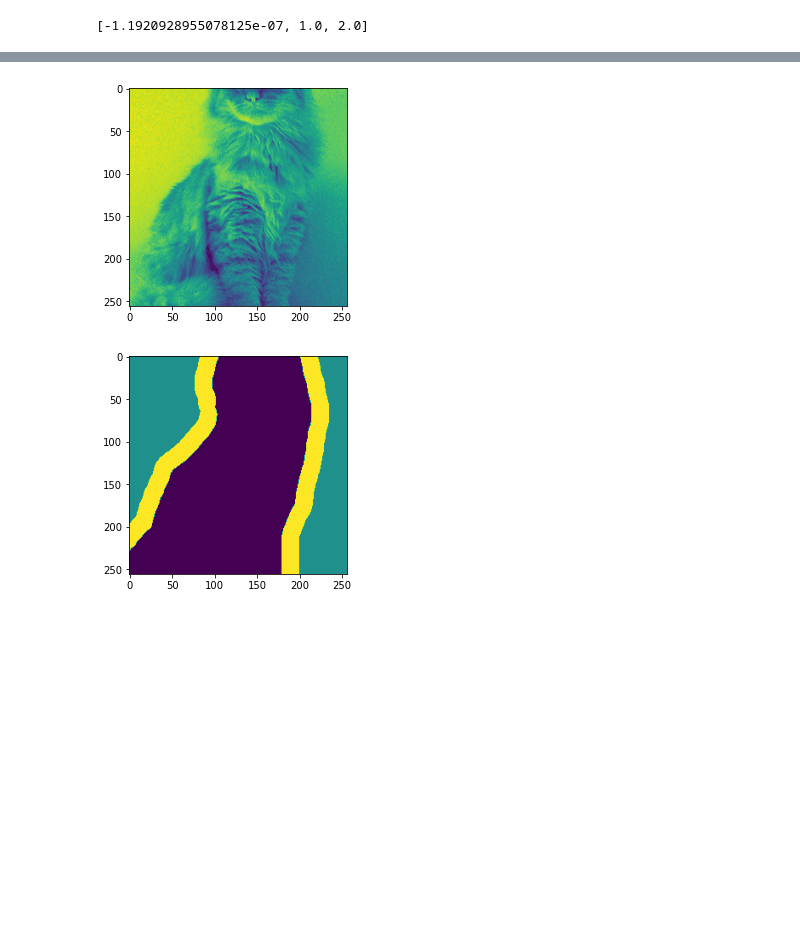
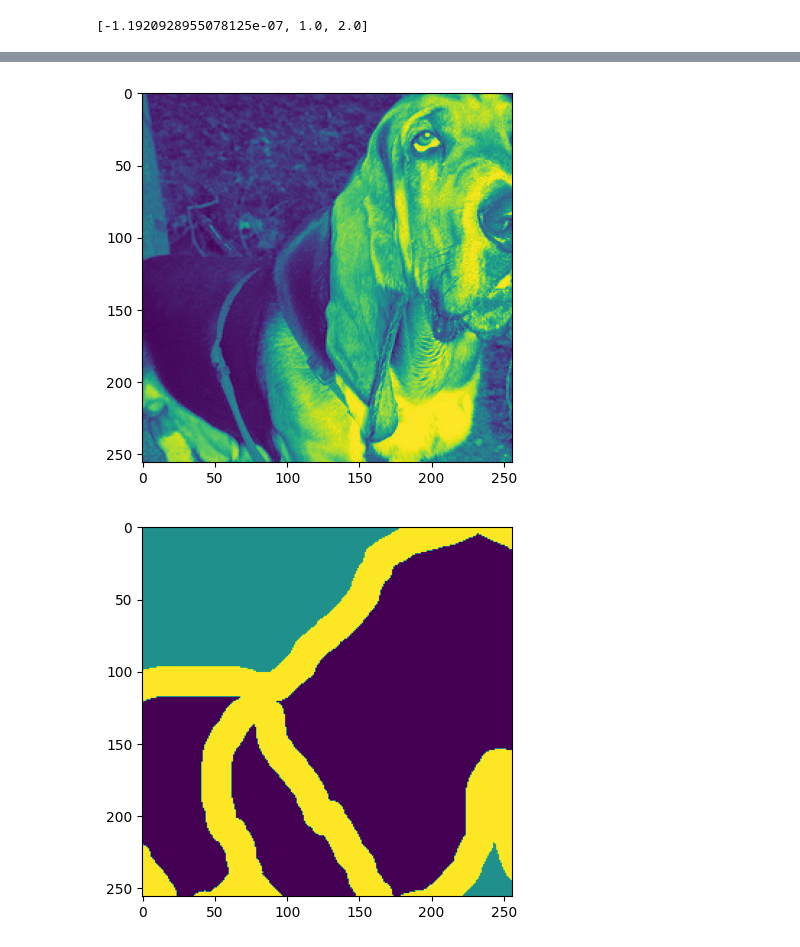
Before and after one commit to HeiseMax/ActiveShiftLayer, a Jupyter notebook: U_Net.ipynb, the cells around one changed output, grey strips where cells are left out. Drawn from its saved outputs; the diff is of its cells as text; code cells hidden in the pictures; blank space fills up the shorter version.

Commit message:
hyperparamter optim

```diff
--- a/U_Net.ipynb
+++ b/U_Net.ipynb
@@ -39,7 +39,7 @@ train_dataloader = torch.utils.data.DataLoader(train_dataset, batch_size=batch_s
 test_dataset = torchvision.datasets.OxfordIIITPet(root='./data/OxfordIIITPet', split="test", target_types="segmentation",
                                         download=True, transform=transform, target_transform=target_transform)
 test_dataloader = torch.utils.data.DataLoader(test_dataset, batch_size=batch_size,
-                                         shuffle=False, num_workers=2)
+                                         shuffle=True, num_workers=2)
 
 input_shape = (batch_size, 3, image_size[0], image_size[1])
 # %%
@@ -137,6 +141,6 @@ from util import train_U_NET
 
 
 train_U_NET(U_NN, train_dataloader,
-        test_dataloader, epochs=2, optimizer=optimizer, criterion=criterion,
-        scheduler=scheduler, device=device, steps_to_test=50, print_test=True)
+        test_dataloader, epochs=1, optimizer=optimizer, criterion=criterion,
+        scheduler=scheduler, device=device, steps_to_test=500, print_test=True)
 # %% [output]
@@ -167,36 +168,36 @@ plt.show()
 # %%
-for i, data in enumerate(train_dataloader, 0):
+for i, data in enumerate(test_dataloader, 0):
             # get the inputs; data is a list of [inputs, labels]
             inputs, labels = data
             inputs = inputs.to(device)
             labels = labels.to(device)
             plt.imshow(inputs[0][0].detach().to("cpu").numpy())
             plt.show()
 
             plt.imshow(labels[0][0].detach().to("cpu").numpy())
             plt.show()
 
             # zero the parameter gradients
             optimizer.zero_grad()
 
             # forward + backward + optimize
             outputs = U_NN(inputs)
             outputs = torch.argmax(outputs, 1, keepdim=True)
             plt.imshow(outputs[0][0].detach().to("cpu").numpy())
             break
             outputs = torch.permute(outputs, (0, 2, 3, 1))
             batch_size = outputs.size()[0]
             outputs = outputs.reshape(batch_size*256*256, 3)
             #outputs = torch.argmax(outputs, 1, keepdim=True).to(torch.float)
             #outputs = outputs.reshape(-1, 256 * 256)
             #outputs = outputs.reshape(-1, 256 * 256)
             #labels = labels.to(torch.int8)
             #labels = labels.reshape(-1, 256*256)
             labels = labels.reshape(batch_size*256*256)
             labels = labels.to(torch.long)
             loss = criterion(outputs, labels)
             loss.backward()
             optimizer.step()
 # %% [output]
-[figure, old version]
+[figure, new version]
-[figure, old version]
+[figure, new version]
```
Also changed, not shown: parts of 7 cells of this notebook, 11 other files.
